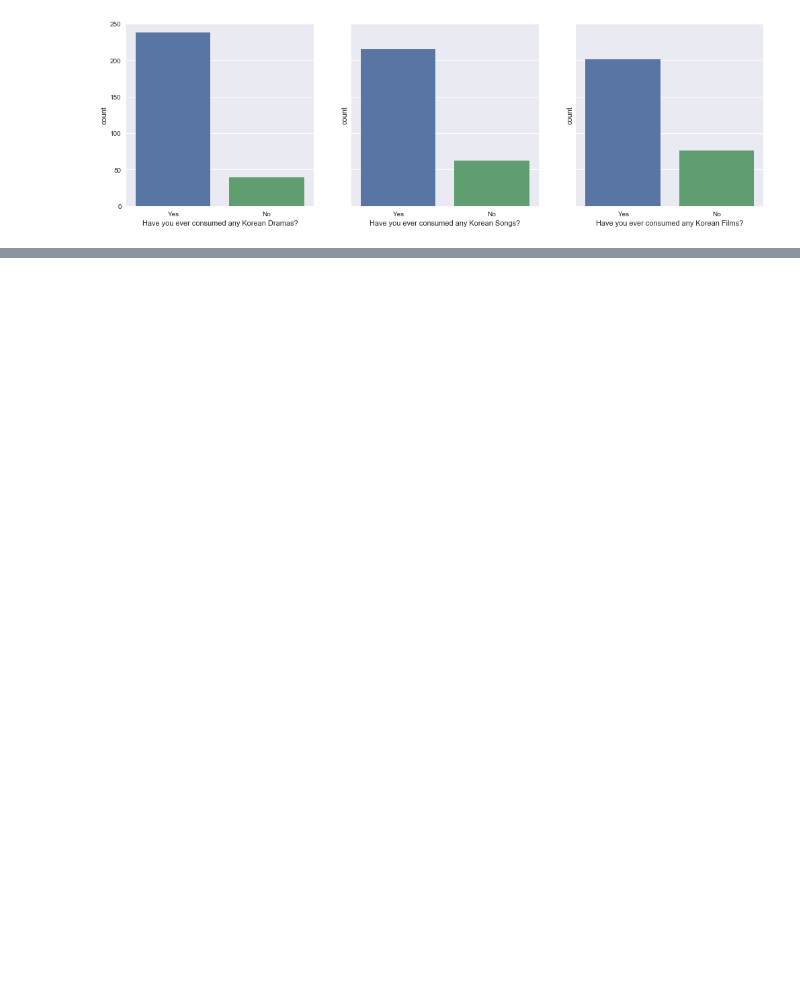
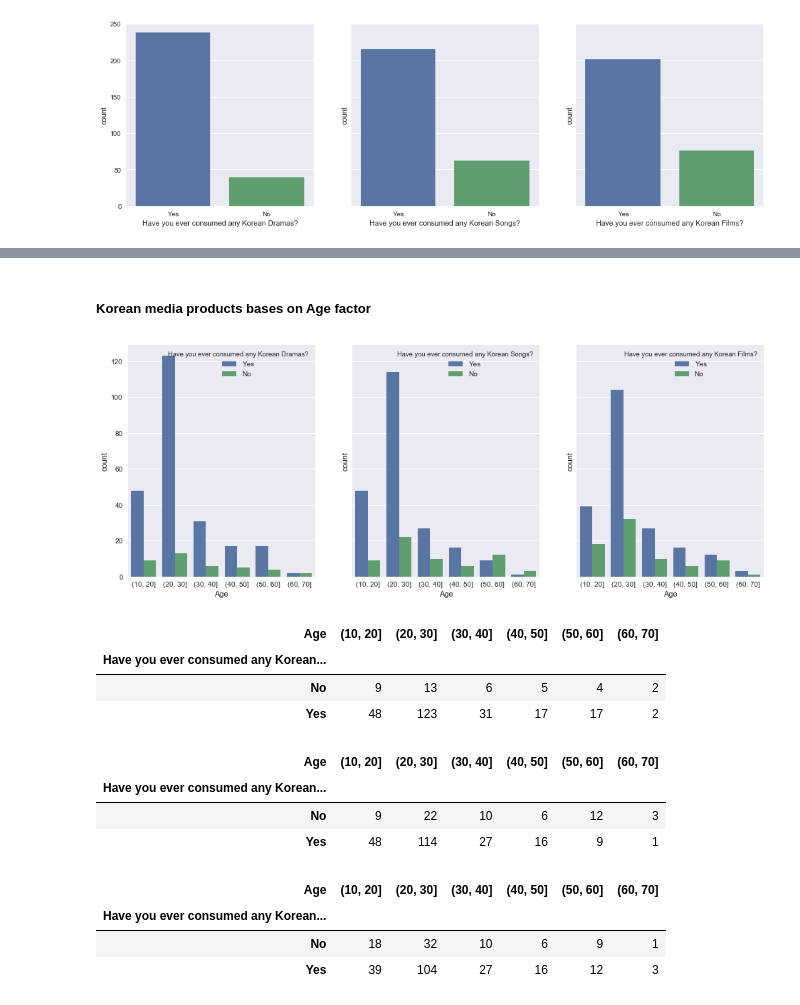
Before and after one commit to deartanapol10/Madmee-Final-Project, a Jupyter notebook: The Relation Between The Rise of Korean Wave (Hallyu) in Thailand and Thai People’s Attitude and Tendency in Visiting South Korea.ipynb, the cells around one changed output, grey strips where cells are left out. Drawn from its saved outputs; the diff is of its cells as text; code cells hidden in the pictures; blank space fills up the shorter version.

```diff
--- a/The Relation Between The Rise of Korean Wave (Hallyu) in Thailand and Thai People’s Attitude and Tendency in Visiting South Korea.ipynb
+++ b/The Relation Between The Rise of Korean Wave (Hallyu) in Thailand and Thai People’s Attitude and Tendency in Visiting South Korea.ipynb
@@ -205,0 +304,33 @@ sns.countplot(x=data.iloc[:, 5], data=data, ax=ax3);
+# %% [markdown]
+##### Korean media products bases on Age factor
+# %%
+f, (ax1, ax2, ax3) = plt.subplots(1, 3, figsize=(16, 6), sharey=True);
+sns.countplot(x=(pd.cut(pd.to_numeric(data.Age), bins=np.arange(10, 71, 10))), hue=data.iloc[:, 3], data=data, ax=ax1);
+sns.countplot(x=(pd.cut(pd.to_numeric(data.Age), bins=np.arange(10, 71, 10))), hue=data.iloc[:, 4], data=data, ax=ax2);
+sns.countplot(x=(pd.cut(pd.to_numeric(data.Age), bins=np.arange(10, 71, 10))), hue=data.iloc[:, 5], data=data, ax=ax3);
+# %% [output]
+[figure, added]
+# %%
+groups = data.groupby(['Have you ever consumed any Korean Dramas?', pd.cut(pd.to_numeric(data.Age), bins=np.arange(10, 71, 10))])
+groups.size().unstack()
+# %% [output]
+| Age | (10, 20] | (20, 30] | (30, 40] | (40, 50] | (50, 60] | (60, 70] |
+| Have you ever consumed any Korean... |  |  |  |  |  |  |
+| No | 9 | 13 | 6 | 5 | 4 | 2 |
+| Yes | 48 | 123 | 31 | 17 | 17 | 2 |
+# %%
+groups = data.groupby(['Have you ever consumed any Korean Songs?', pd.cut(pd.to_numeric(data.Age), bins=np.arange(10, 71, 10))])
+groups.size().unstack()
+# %% [output]
+| Age | (10, 20] | (20, 30] | (30, 40] | (40, 50] | (50, 60] | (60, 70] |
+| Have you ever consumed any Korean... |  |  |  |  |  |  |
+| No | 9 | 22 | 10 | 6 | 12 | 3 |
+| Yes | 48 | 114 | 27 | 16 | 9 | 1 |
+# %%
+groups = data.groupby(['Have you ever consumed any Korean Films?', pd.cut(pd.to_numeric(data.Age), bins=np.arange(10, 71, 10))])
+groups.size().unstack()
+# %% [output]
+| Age | (10, 20] | (20, 30] | (30, 40] | (40, 50] | (50, 60] | (60, 70] |
+| Have you ever consumed any Korean... |  |  |  |  |  |  |
+| No | 18 | 32 | 10 | 6 | 9 | 1 |
+| Yes | 39 | 104 | 27 | 16 | 12 | 3 |
```
Also changed, not shown: parts of 34 cells of this notebook.
